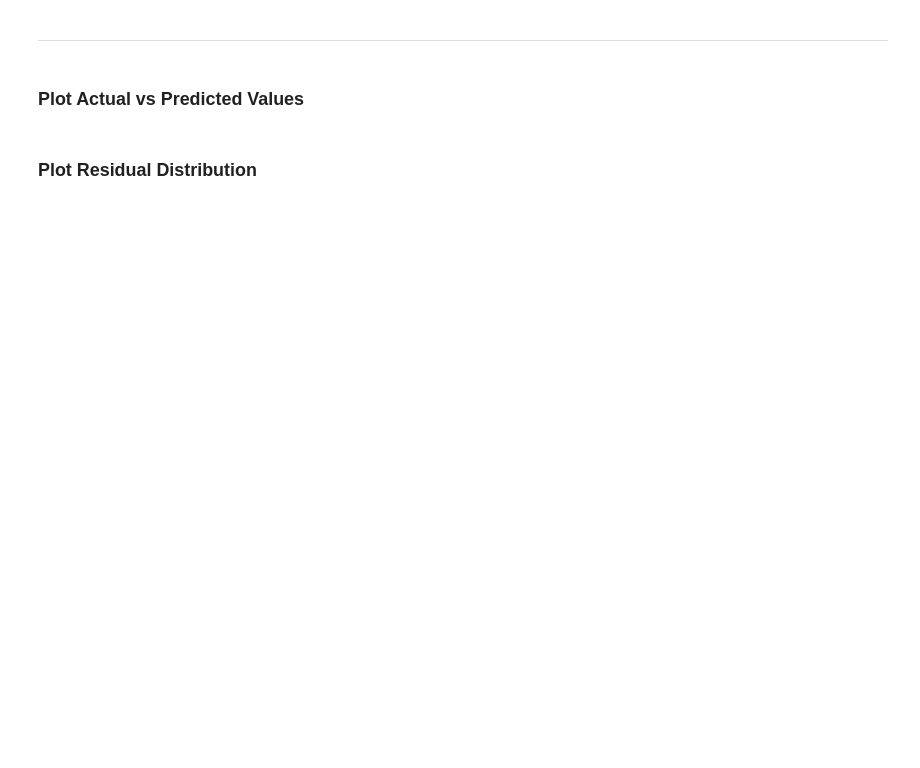
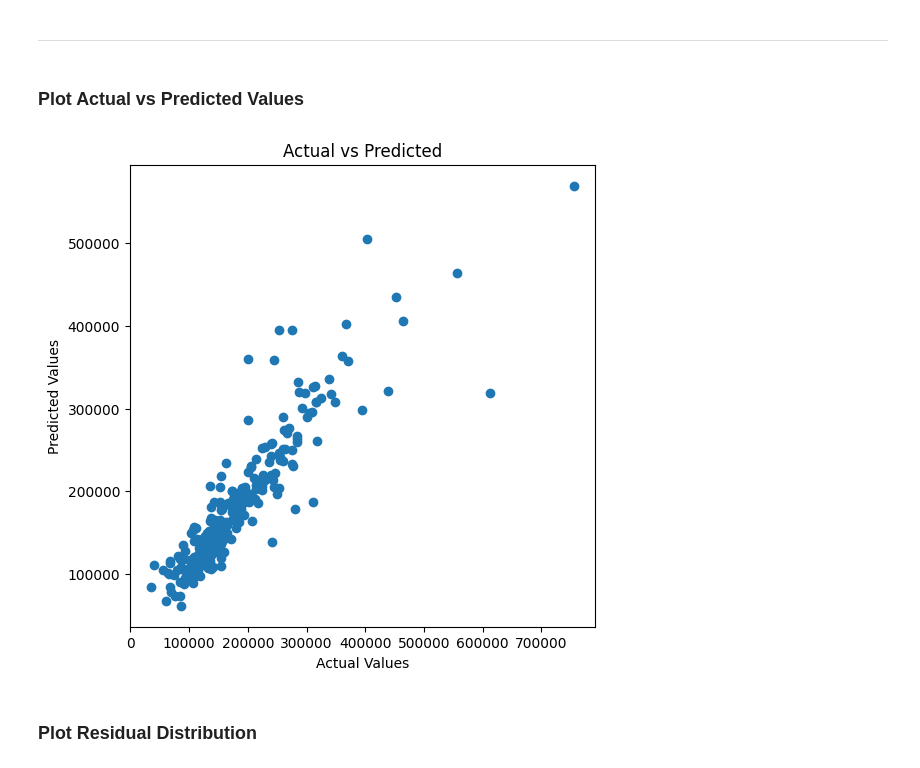
Before and after one commit to David5p/heritage-housing, a Jupyter notebook: jupyter_notebooks/Modelling.ipynb, the cells around one changed output. Saved outputs shown, nothing was run; the diff lists cells and outputs as text; code cells hidden in the pictures; blank space fills up the shorter version.

Commit message:
Fix modelling notebook pipeline and feature importance bug

```diff
--- a/jupyter_notebooks/Modelling.ipynb
+++ b/jupyter_notebooks/Modelling.ipynb
@@ -197,8 +178,3 @@ def PipelineDataCleaningAndFeatureEngineering():
-# %%
-pipeline_fe = PipelineDataCleaningAndFeatureEngineering()
-
-X_train = pipeline_fe.fit_transform(X_train)
-X_test = pipeline_fe.transform(X_test)
 # %% [markdown]
 ### Model Benchmarking
 # %% [markdown]
@@ -247,7 +223,7 @@ class HyperparameterOptimizationSearch:
         self.keys = models.keys()
         self.grid_searches = {}
 
-    def fit(self, X, y, cv, n_jobs, verbose=1, scoring=None):
+    def fit(self, x, y, cv, n_jobs, verbose=1, scoring=None):
         for key in self.keys:
             print(f"\nRunning GridSearchCV for {key}\n")
 
@@ -263,7 +239,7 @@ class HyperparameterOptimizationSearch:
                 scoring=scoring
             )
 
-            gs.fit(X, y)
+            gs.fit(x, y)
             self.grid_searches[key] = gs
 
     def score_summary(self, sort_by='mean_score'):
@@ -327,11 +351,11 @@ best_model
 ### Define Hyperparameter Grid for Best Model
 # %%
 models_search = {
-    "XGBRegressor": XGBRegressor(random_state=42)
+    "GradientBoostingRegressor": GradientBoostingRegressor(random_state=42)
 }
 
 params_search = {
-    "XGBRegressor": {
+    "GradientBoostingRegressor": {
         "model__learning_rate": [0.01, 0.1],
         "model__max_depth": [3, 5, 10]
     }
@@ -360,8 +396,7 @@ grid_search_summary
 # %% [markdown]
 ### Extract Best Model Pipeline
 # %%
-best_model = grid_search_summary.iloc[0, 0]
+best_model_name = grid_search_summary.iloc[0, 0]
+pipeline_reg = grid_search_pipelines[best_model_name].best_estimator_
 
-pipeline_clf = grid_search_pipelines[best_model].best_estimator_
-
-pipeline_clf
+pipeline_reg
@@ -380,7 +430,9 @@ evaluate_regression(X_test, y_test, pipeline_clf)
 # %% [markdown]
 ### Plot Actual vs Predicted Values
 # %%
-plot_predictions(X_test, y_test, pipeline_clf)
+plot_predictions(X_test, y_test, pipeline_reg)
+# %% [output]
+[figure, added]
 # %% [markdown]
 ### Plot Residual Distribution
 # %%
```
Also changed, not shown: parts of 23 cells of this notebook.
